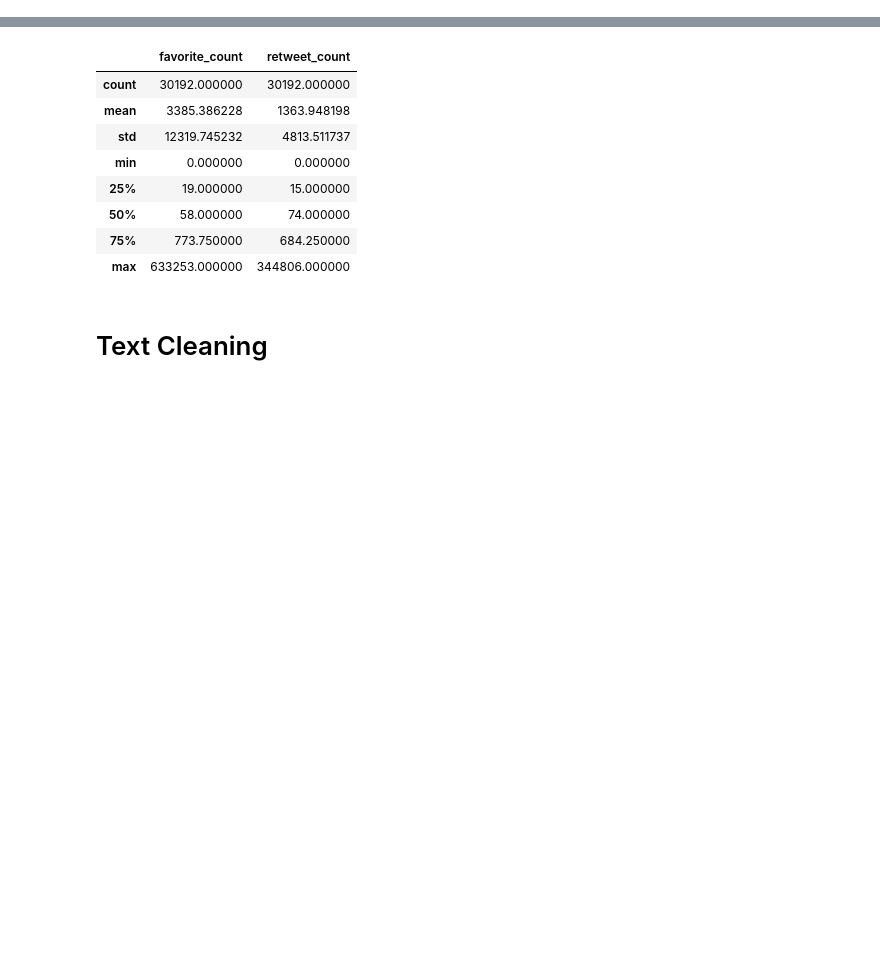
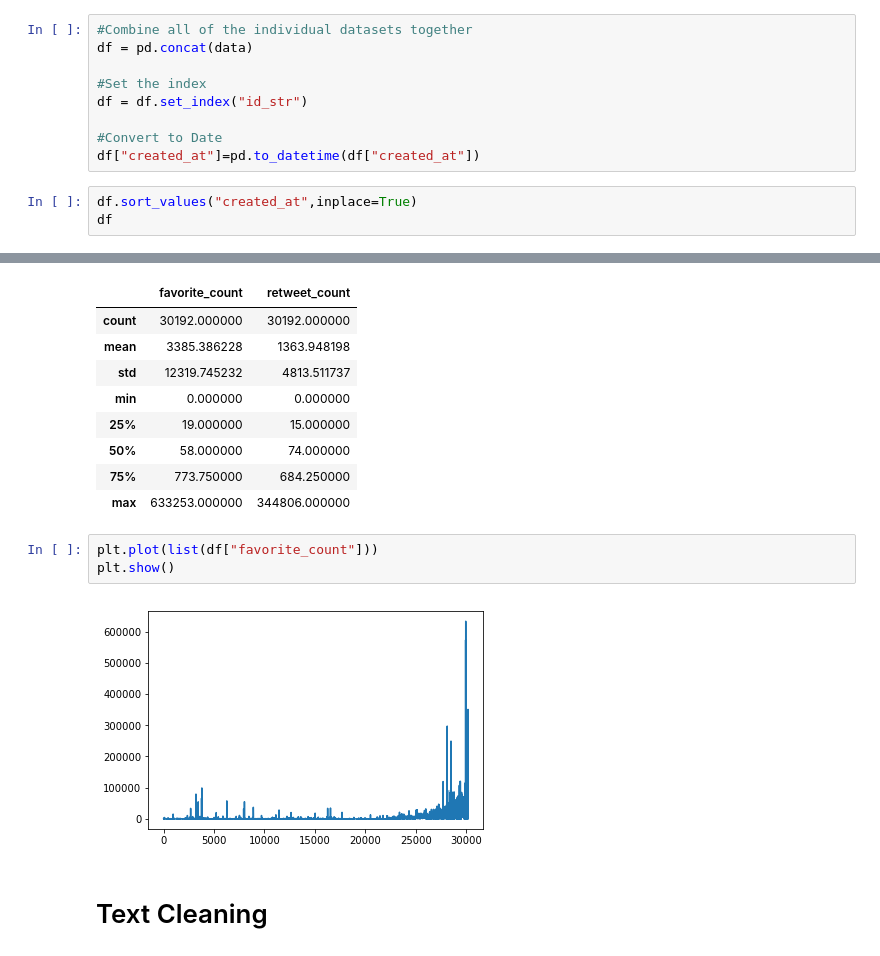
Before and after one commit to pmichele/ADA-Group, a Jupyter notebook: project/project.ipynb, the cells around one changed output, grey strips where cells are left out. Drawn from its saved outputs; the diff is of its cells as text; blank space fills up the shorter version.

```diff
--- a/project/project.ipynb
+++ b/project/project.ipynb
@@ -43,0 +33,12 @@ df.head()
+# %%
+#Combine all of the individual datasets together
+df = pd.concat(data)
+
+#Set the index
+df = df.set_index("id_str")
+
+#Convert to Date
+df["created_at"]=pd.to_datetime(df["created_at"])
+# %%
+df.sort_values("created_at",inplace=True)
+df
@@ -106,6 +156,11 @@ df.describe()
 | 50% | 58.000000 | 74.000000 |
 | 75% | 773.750000 | 684.250000 |
 | max | 633253.000000 | 344806.000000 |
+# %%
+plt.plot(list(df["favorite_count"]))
+plt.show()
+# %% [output]
+[figure, added]
 # %% [markdown]
 <h1>Text Cleaning</h1>
 # %%
```
Also changed, not shown: parts of 9 cells of this notebook.
